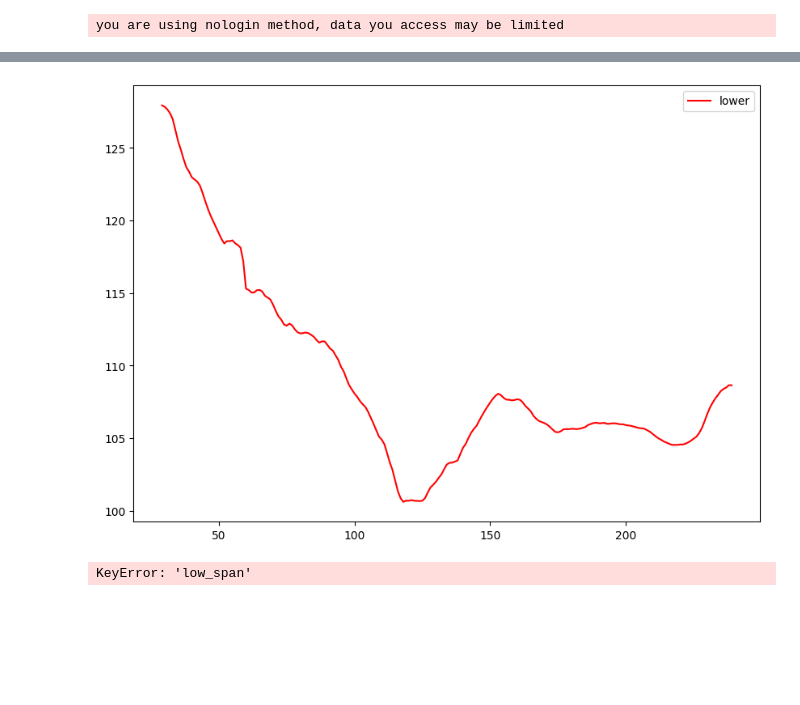
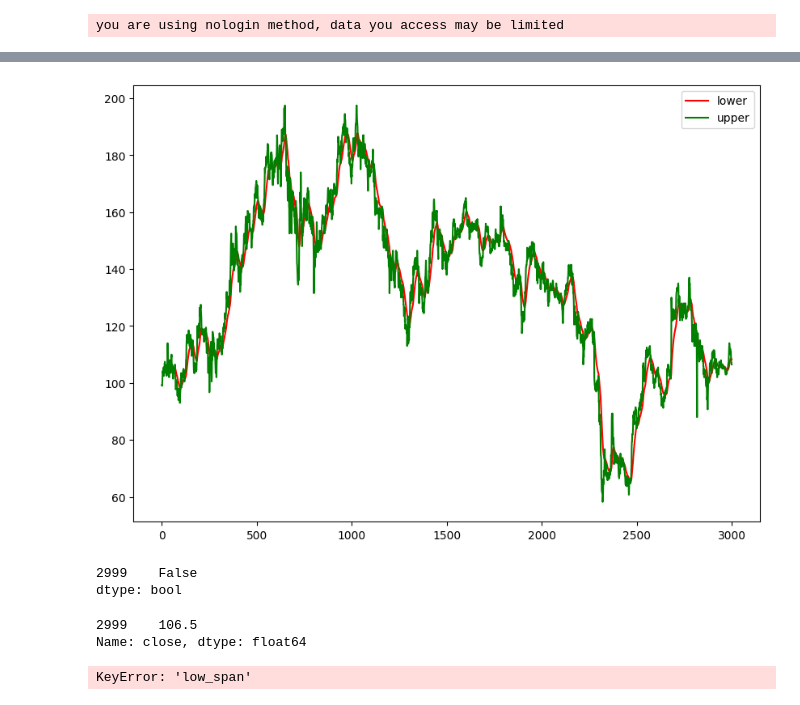
Before and after one commit to Lelalomos/analysis_bot, a Jupyter notebook: test.ipynb, the cells around one changed output, grey strips where cells are left out. Cells and saved outputs as stored; diff of their text form; code cells hidden in the pictures; blank space fills up the shorter version.

```diff
--- a/test.ipynb
+++ b/test.ipynb
@@ -96,0 +155,29 @@ plt.show()
+# %%
+df = get_data(tv, "SET", "TOP", 1000)
+df = df.reset_index()
+
+# Get the close prices and volume
+close = np.asarray(df['close'])
+volume = np.asarray(df['volume'])
+
+# Calculate the OBV
+obv = talib.OBV(close, volume)
+plt.figure(figsize=(10, 7))
+plt.plot(obv,'r', label='obv')
+# plt.plot(df['close'],'y', label='close')
+# plt.plot(real,'b', label='real')
+plt.legend()
+plt.show()
+# Make trading decisions based on OBV
+# for i in range(len(obv)):
+#     if i == 0:
+#         continue
+#     if obv[i] > obv[i-1]:
+#         # Buying pressure, consider a long position
+#         print("Buying pressure, consider a long position")
+#     elif obv[i] < obv[i-1]:
+#         # Selling pressure, consider a short position
+#         print("Selling pressure, consider a short position")
+#     else:
+#         # No clear trend, consider holding or taking no position
+#         print("No clear trend, consider holding or taking no position")
@@ -98,39 +187,49 @@ plt.show()
 def ssl_hybrid(df, len1 = 30, mult=1, type_ssl='EMA'):
     # # Keltner Baseline Channel
     if type_ssl == 'WMA':
-        BBMC =  ta.WMA(2 * ta.WMA(df['close'], int(len1 / 2)) - ta.WMA(df['close'], len1), int(np.round(np.sqrt(len1))))
+        BBMC =  talib.WMA(2 * ta.WMA(df['close'], int(len1 / 2)) - ta.WMA(df['close'], len1), int(np.round(np.sqrt(len1))))
     else:
-        BBMC = ta.EMA(df['close'],len1)
+        BBMC = talib.EMA(df['close'],len1)
     return BBMC
 # %%
 
-df = get_data(tv, "SET", "SCB", 240)
+df = get_data(tv, "SET", "SCB", 3000)
 df = df.reset_index()
 
 # WMA1(df['high'], 60 / 2)
 bbmc = ssl_hybrid(df)
 # u, l = ak_macd_bb(df)
 # u = u.dropna()
 # print(u)
 
 # print('close value:',df['close'].iloc[-1] - min(df['close'][-5:]))
 # print('result:',df['close'].iloc[-1] - df['close'].iloc[-2])
 # pvtup, pvtdown, pvt_osc = pvt_with_divergence(df, 90, 95)
 # pvt_osc = normalize_list(pvt_osc)
 plt.figure(figsize=(10, 7))
 plt.plot(bbmc,'r', label='lower')
-# plt.plot(u,'g', label='upper')
+plt.plot(df['close'],'g', label='upper')
 # plt.plot(m,'b', label='middle')
 plt.legend()
 plt.show()
 # pvtup = pvtup.dropna()
 # pvtdown = pvtdown.dropna()
 # pvtup.to_list()[-1]
 # type(pvtdown)
 # rr = collect_mtfssl_pvtdiver(df,3,20)
 # rr
 # %% [output]
-[figure, old version]
+[figure, new version]
+# %%
+(bbmc.iloc[-1:] - df['close'].iloc[-1:])>2
+# %% [output]
+2999    False
+dtype: bool
+# %%
+df['close'].iloc[-1:]
+# %% [output]
+2999    106.5
+Name: close, dtype: float64
 # %%
 indicator_config = {
     "cross_ema":{
```
Also changed, not shown: parts of 14 cells of this notebook, 2 other files.
